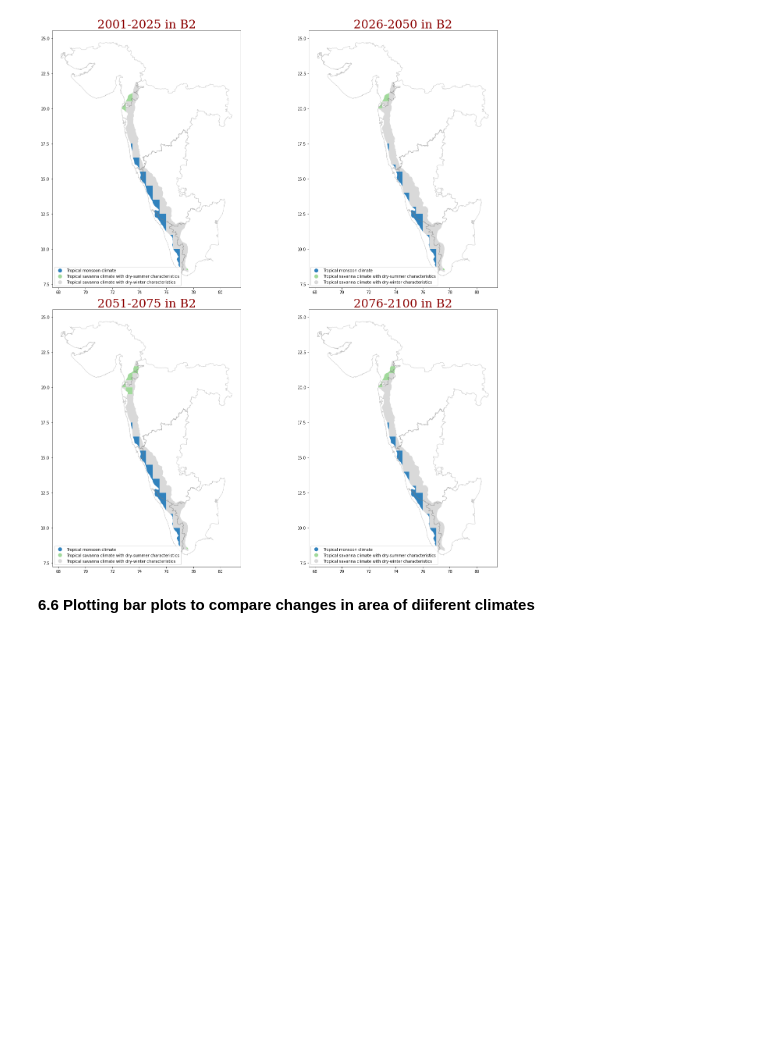
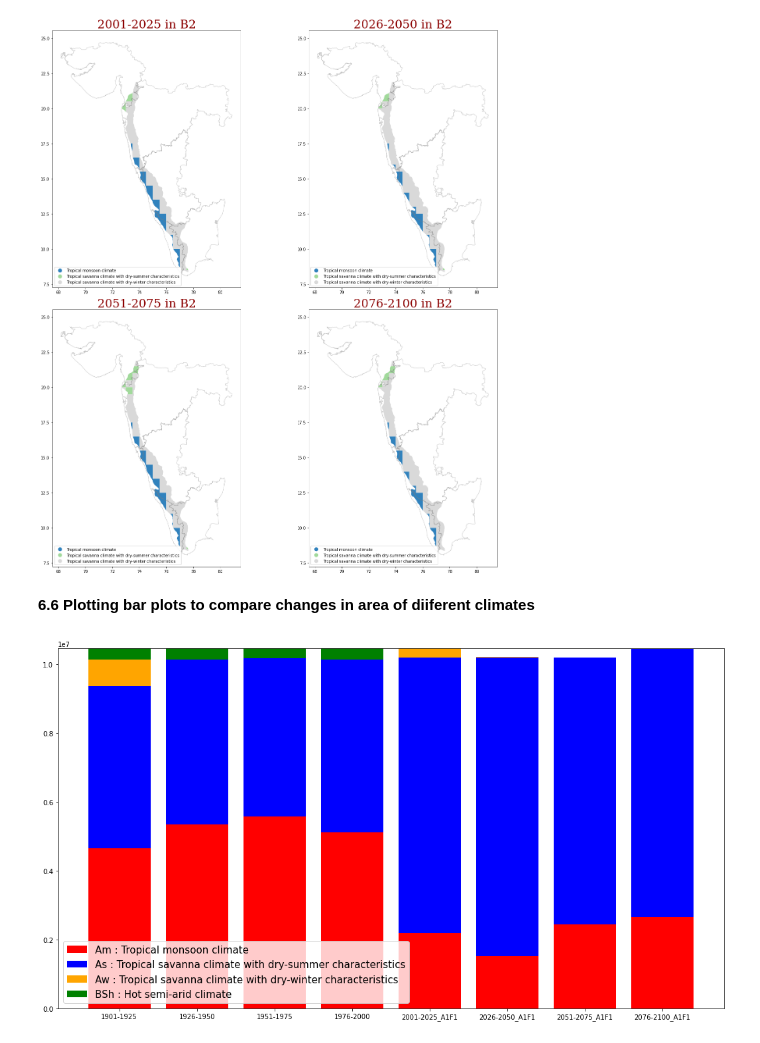
Before and after one commit to Akronix/MojaGlobalDatasets, a Jupyter notebook: WesternGhats.ipynb, the cells around one changed output. Cells and saved outputs as stored; diff of their text form; code cells hidden in the pictures; blank space fills up the shorter version.

```diff
--- a/WesternGhats.ipynb
+++ b/WesternGhats.ipynb
@@ -653,0 +643,50 @@ def shift_print(df, clima, region):
+# %%
+dict = {'Am' : 'Tropical monsoon climate',
+'As' : 'Tropical savanna climate with dry-summer characteristics',
+'Aw' : 'Tropical savanna climate with dry-winter characteristics',
+'BSh' : 'Hot semi-arid climate'}
+
+types = ['Am : Tropical monsoon climate',
+'As : Tropical savanna climate with dry-summer characteristics',
+'Aw : Tropical savanna climate with dry-winter characteristics',
+'BSh : Hot semi-arid climate']
+# %%
+ob= ['1901-1925', '1926-1950', '1951-1975', '1976-2000']
+af= ['2001-2025_A1F1', '2026-2050_A1F1', '2051-2075_A1F1', '2076-2100_A1F1']
+a2= ['2001-2025_A2', '2026-2050_A2', '2051-2075_A2', '2076-2100_A2']
+b1= ['2001-2025_B1', '2026-2050_B1', '2051-2075_B1', '2076-2100_B1']
+b2= ['2001-2025_B2', '2026-2050_B2', '2051-2075_B2', '2076-2100_B2']
+# create data
+x = ob + af
+
+col = ['area_km2','climate_shift']
+y1 = area_change_region.loc[(area_change_region['abb'] == 'Am')][col]
+y1 = y1[(y1['climate_shift'].isin(x))]
+y1.set_index('climate_shift', inplace=True)
+
+y2 = area_change_region.loc[(area_change_region['abb'] == 'Aw')][col]
+y2 = y2[(y2['climate_shift'].isin(x))]
+y2.set_index('climate_shift', inplace=True)
+
+y3 = area_change_region.loc[(area_change_region['abb'] == 'As')][col]
+y3 = y3[(y3['climate_shift'].isin(x))]
+y3.set_index('climate_shift', inplace=True)
+
+y4 = area_change_region.loc[(area_change_region['abb'] == 'BSh')][col]
+y4 = y4[(y4['climate_shift'].isin(x))]
+y4.set_index('climate_shift', inplace=True)
+
+y1_y2 = y1.add(y2)
+y1_y2_y3 = y1_y2.add(y3)
+
+#plot bars in stack manner
+f, ax = plt.subplots(figsize=(18,10))
+plt.bar(x, y1['area_km2'], color='r')
+plt.bar(x, y2['area_km2'], bottom=y1['area_km2'], color='b')
+plt.bar(x, y3['area_km2'], bottom=y1_y2['area_km2'], color='orange')
+plt.bar(x, y4['area_km2'], bottom=y1_y2_y3['area_km2'], color='g')
+plt.legend(types, loc = 'best', prop={'size': 15})
+
+plt.show()
+# %% [output]
+[figure, added]
```
Also changed, not shown: parts of 12 cells of this notebook, 1 other file.
